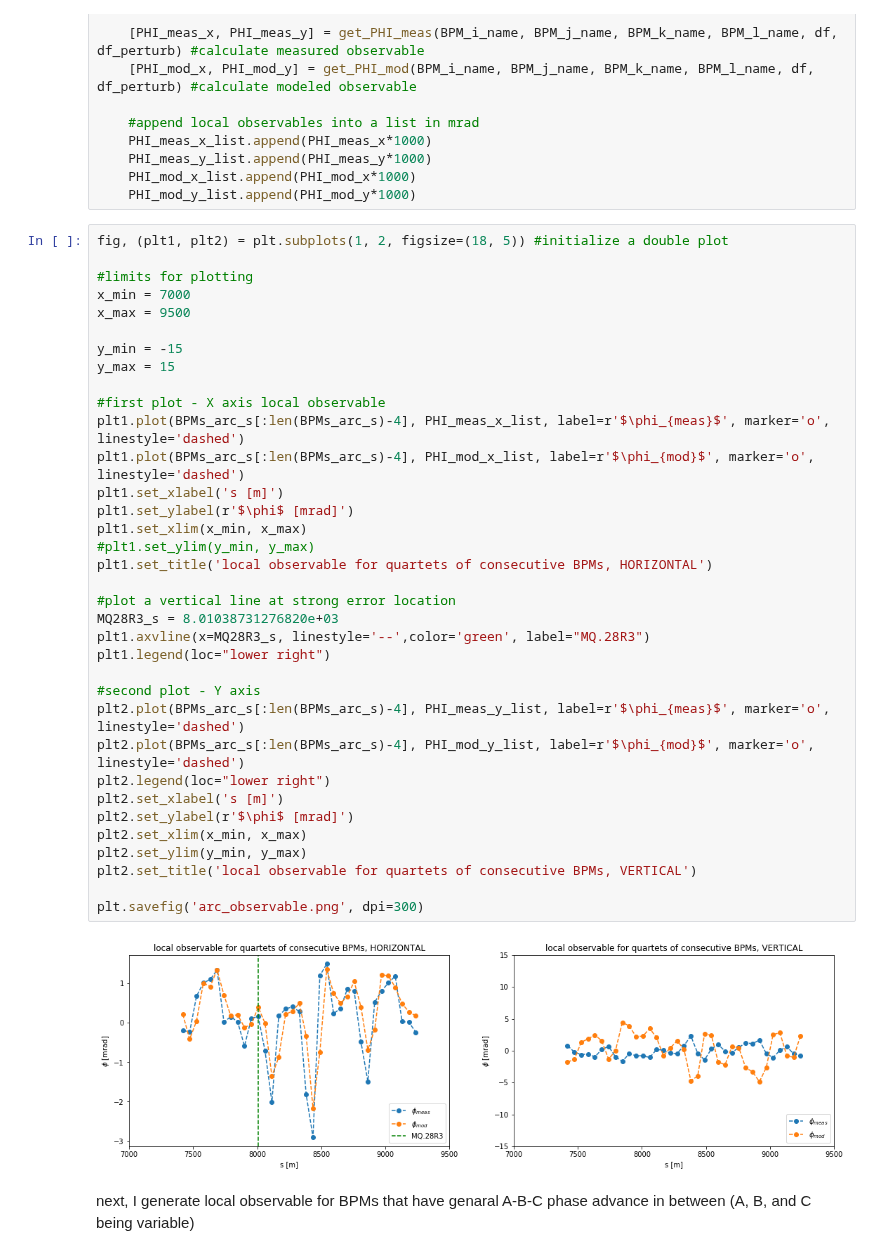
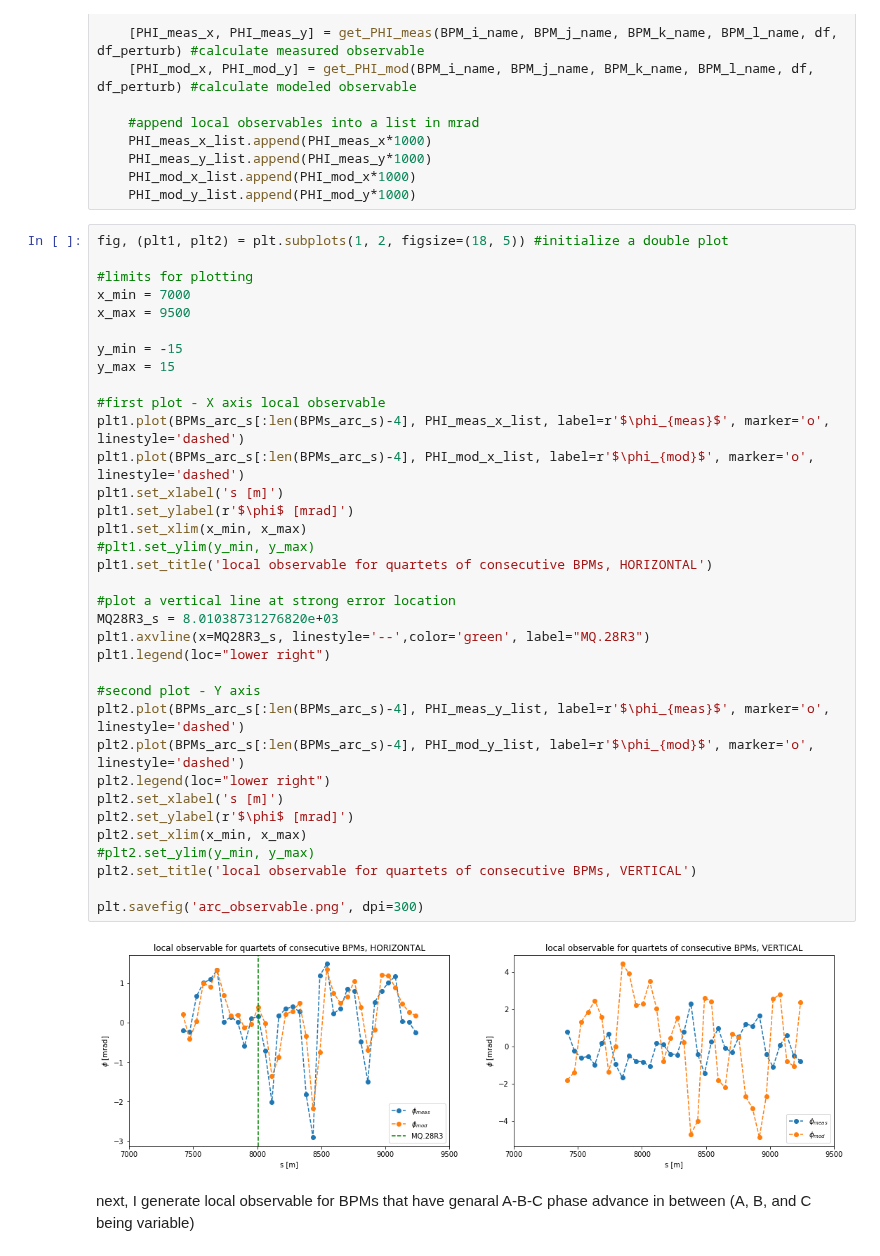
Before and after one commit to sebastiankalos/CERN_2021, a Jupyter notebook: local_observable.ipynb, the cells around one changed output. Saved outputs shown, nothing was run; the diff lists cells and outputs as text.

Commit message:
generated plots

```diff
--- a/local_observable.ipynb
+++ b/local_observable.ipynb
@@ -554,35 +554,35 @@ x_min = 7000
 x_max = 9500
 
 y_min = -15
 y_max = 15
 
 #first plot - X axis local observable
 plt1.plot(BPMs_arc_s[:len(BPMs_arc_s)-4], PHI_meas_x_list, label=r'$\phi_{meas}$', marker='o', linestyle='dashed')
 plt1.plot(BPMs_arc_s[:len(BPMs_arc_s)-4], PHI_mod_x_list, label=r'$\phi_{mod}$', marker='o', linestyle='dashed')
 plt1.set_xlabel('s [m]')
 plt1.set_ylabel(r'$\phi$ [mrad]')
 plt1.set_xlim(x_min, x_max)
 #plt1.set_ylim(y_min, y_max)
 plt1.set_title('local observable for quartets of consecutive BPMs, HORIZONTAL')
 
 #plot a vertical line at strong error location
 MQ28R3_s = 8.01038731276820e+03
 plt1.axvline(x=MQ28R3_s, linestyle='--',color='green', label="MQ.28R3")
 plt1.legend(loc="lower right")
 
 #second plot - Y axis
 plt2.plot(BPMs_arc_s[:len(BPMs_arc_s)-4], PHI_meas_y_list, label=r'$\phi_{meas}$', marker='o', linestyle='dashed')
 plt2.plot(BPMs_arc_s[:len(BPMs_arc_s)-4], PHI_mod_y_list, label=r'$\phi_{mod}$', marker='o', linestyle='dashed')
 plt2.legend(loc="lower right")
 plt2.set_xlabel('s [m]')
 plt2.set_ylabel(r'$\phi$ [mrad]')
 plt2.set_xlim(x_min, x_max)
-plt2.set_ylim(y_min, y_max)
+#plt2.set_ylim(y_min, y_max)
 plt2.set_title('local observable for quartets of consecutive BPMs, VERTICAL')
 
 plt.savefig('arc_observable.png', dpi=300)
 # %% [output]
-[figure, old version]
+[figure, new version]
 # %% [markdown]
 next, I generate local observable for BPMs that have genaral A-B-C phase advance in between (A, B, and C being variable)
 # %%
```
